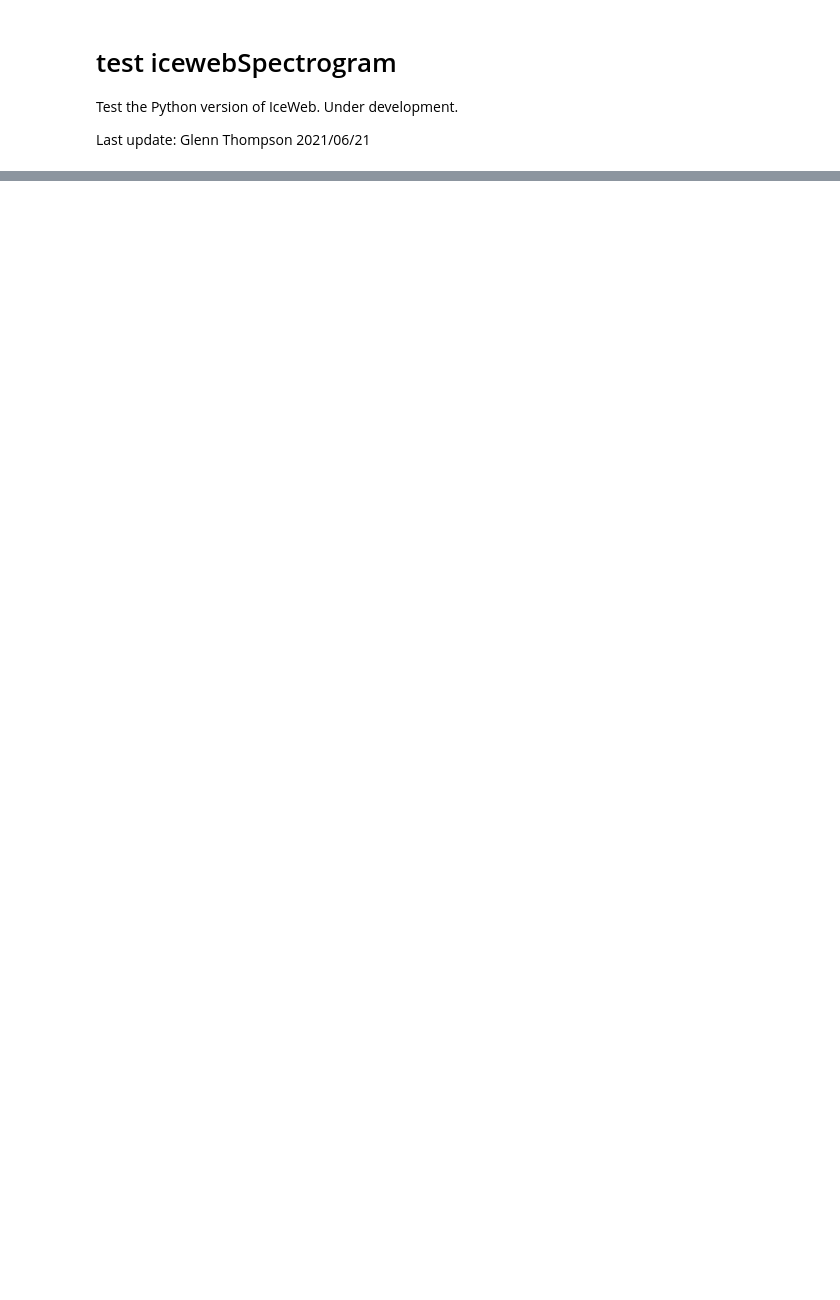
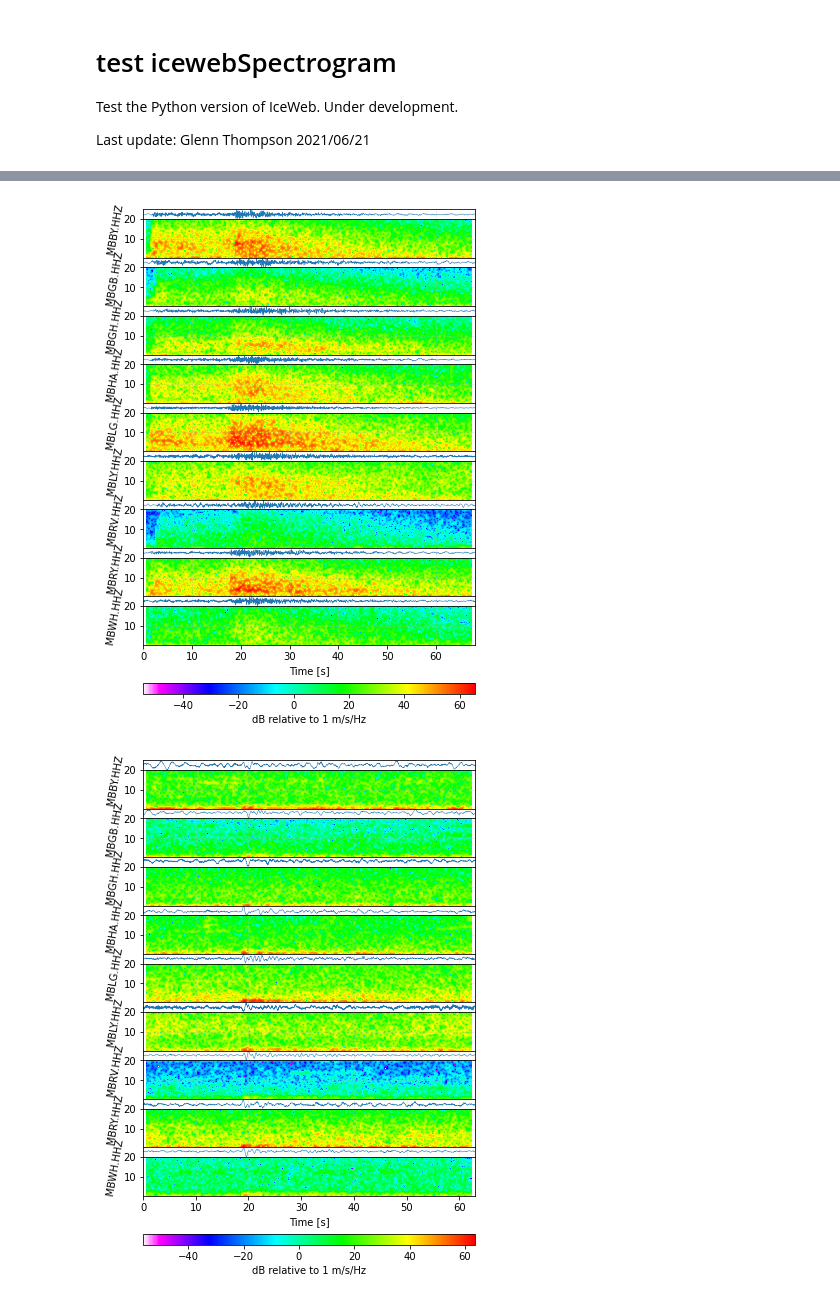
Before and after one commit to gthompson/kitchensinkGT, a Jupyter notebook: PROJECTS/ICEWEB/test_icewebSpectrogram.ipynb, the cells around one changed output, grey strips where cells are left out. Drawn from its saved outputs; the diff is of its cells as text; code cells hidden in the pictures; blank space fills up the shorter version.

Commit message:
SSAM working

```diff
--- a/PROJECTS/ICEWEB/test_icewebSpectrogram.ipynb
+++ b/PROJECTS/ICEWEB/test_icewebSpectrogram.ipynb
@@ -230,28 +204,32 @@ Written to  MVO/PNG/MVOE_/2005/05/2005-05-02-1747-27S.MVO___025.mseed
 # %%
 import os, sys
 import numpy as np
-from obspy import read, read_inventory
+from obspy import read, read_inventory, Stream
 from obspy.io.xseed.core import _read_resp
 #from obspy.signal.freqattributes import spectrum
 from obspy.imaging.cm import obspy_sequential
 
-sys.path.append('/Users/thompsong/src/volcanoObsPy/LIB')
-from libseisGT import eventStatistics
+sys.path.append('/Users/thompsong/src/kitchensinkGT/LIB')
+import libseisGT
 import libMVO
 
 sys.path.append('/Users/thompsong/src/icewebPy')
 import IceWeb
 
 
-def seisandb2miniseed(DB, YYYY, MM):
-    eventdir = os.path('WAV', DB, YYYY, MM)
+def seisandb2miniseed(DB, YYYY, MM, shortperiod):
+    eventdir = os.path.join('WAV', DB, YYYY, MM)
     badseisanfiles = []
     pngdir = eventdir.replace('WAV', 'MSEED')
+    print(eventdir)
+    print(pngdir)
     if not os.path.exists(pngdir):
         os.makedirs(pngdir)
     for root, dirs, files in os.walk(eventdir, topdown=False):
         files = sorted(files)
-        for seisanfile in files:
+        for seisanfile in files[4:8]:
+            print('Processing %s' % seisanfile)
+            st = Stream()
 
             # check for non-seisan files
             if seisanfile[-4:]=='.png':
@@ -270,30 +248,38 @@ def seisandb2miniseed(DB, YYYY, MM):
 
             if not os.path.exists(rawmseedfile):
                 try:
+                    print('- reading %s' % seisanfile)
                     st = read(seisanfullpath)
                 except:
                     badseisanfiles.append(seisanfile)
 
-            if not st:
+            if len(st)==0:
                 print('No traces loaded')
                 continue
+            print(st)
 
             # write raw Miniseed file and create plot of Z-components only
+            print('- writing %s' % rawmseedfile)
             st.write(rawmseedfile)
+            libMVO.fix_trace_id(st, shortperiod=shortperiod)
+            print(st)
             stZ = st.select(component='Z')
             stZ.plot(equal_scale=False, outfile=rawpngfile, dpi=100);
+
+
 
             for tr in st:
 
                 # remove traces with weirdly low sampling rates
                 if tr.stats.sampling_rate < 50:
                     st.remove(tr)
-
+                """
                 # fix trace ID
                 tr.stats.network = 'MV'
-                if len(tr.stats.channel==2 and len(tr.stats.location)==1:
+                if len(tr.stats.channel==2) and len(tr.stats.location)==1:
                     tr.stats.channel += tr.stats.location
                     tr.stats.location = ''
+                """
 
                 # inventory
                 this_inv = None
@@ -308,17 +294,18 @@ def seisandb2miniseed(DB, YYYY, MM):
                     this_inv.write(xmlfile , format="STATIONXML")
                 #print(this_inv)
 
-                reconstituteTrace(tr, inv=this_inv)
+                libMVO.clean_trace(tr, inv=this_inv)
 
             # write corrected Miniseed file and create plot of Z-components only
+            print('- writing %s' % correctedmseedfile)
             st.write(correctedmseedfile)
             stZ = st.select(component='Z')
             stZ.plot(equal_scale=False, outfile=correctedpngfile, dpi=100);
     return badseisanfiles
 
-def process_miniseed_files():
+def process_miniseed_files(DB, YYYY, MM):
 
-    eventdir = os.path('MSEED', DB, YYYY, MM)
+    eventdir = os.path.join('MSEED', DB, YYYY, MM)
 
     for root, dirs, files in os.walk(eventdir, topdown=False):
         files = sorted(files)
@@ -329,6 +316,7 @@ def process_miniseed_files():
             print('Processing %s' % file)
             mseedfullpath = os.path.join(root, file)
             st = read(mseedfullpath)
+            print(st)
             stZ = st.select(component='Z')
 
             # spectrogram
@@ -339,7 +327,9 @@ def process_miniseed_files():
             # could compute for all channels and then add a component parameter to limit channels plotted
 
             # ampengfft - need to figure best model for this out
-            iwsobj.ampengfft()
+            #iwsobj.ampengfft()
+
+            continue
             """
             # add an ampengfft method to IceWeb.icewebSpectrogram and modify iwsobj.stream
             # but rather than just replicate old ampengfft which was more like ampengssam,
@@ -358,28 +348,33 @@ def process_miniseed_files():
             """
 
 
-        if not aef:
-            continue
+            if not aef:
+                continue
 
             ampengfft(iwsobj)
 
-        # write pickle file
-        picklefile = mseedfullpath.replace('_corrected.mseed', '.pickle')
-        st.write(picklefile, format='PICKLE')
+            # write pickle file
+            picklefile = mseedfullpath.replace('_corrected.mseed', '.pickle')
+            st.write(picklefile, format='PICKLE')
 
-        # write an AEF-file
-        fptr = open(aeffile, 'w')
-        fptr.write('NSLC, amp, eng, f0-1, f1-2, f2-3, f3-4, f4-5, f5-6, f6-7, f7-8, f8-9, f9-10, f10-11, f11-12, f12-13, f13-14, f14-15, f15-16\n')
-        for tr in st:
-            fptr.write('%s, %4.2e, %4.2e' % (tr.id, tr.stats.peakamp, tr.stats.energy))
-            if 'ssam' in tr.stats:
-                for x in tr.stats.ssam:
-                    fptr.write(', %4.2e' % (x/tr.stats.peakamp))
-            fptr.write('\n')
-        fptr.close()
+            # write an AEF-file
+            fptr = open(aeffile, 'w')
+            fptr.write('NSLC, amp, eng, f0-1, f1-2, f2-3, f3-4, f4-5, f5-6, f6-7, f7-8, f8-9, f9-10, f10-11, f11-12, f12-13, f13-14, f14-15, f15-16\n')
+            for tr in st:
+                fptr.write('%s, %4.2e, %4.2e' % (tr.id, tr.stats.peakamp, tr.stats.energy))
+                if 'ssam' in tr.stats:
+                    for x in tr.stats.ssam:
+                        fptr.write(', %4.2e' % (x/tr.stats.peakamp))
+                fptr.write('\n')
+            fptr.close()
 
 
 # Montserrat Seisan data processor, one month at a time
+os.chdir('%s/DATA/MVO' % os.getenv('HOME'))
 DB = 'MVOE_'
 YYYY = '2005'
 MM = '05'
+shortperiod = False
+seisandb2miniseed(DB, YYYY, MM, shortperiod)
+process_miniseed_files(DB, YYYY, MM)
+# %% [output]
@@ -385,0 +398,2 @@ MM = '05'
+[figure, added]
+[figure, added]
```
Also changed, not shown: parts of 3 cells of this notebook, 10 other files.
